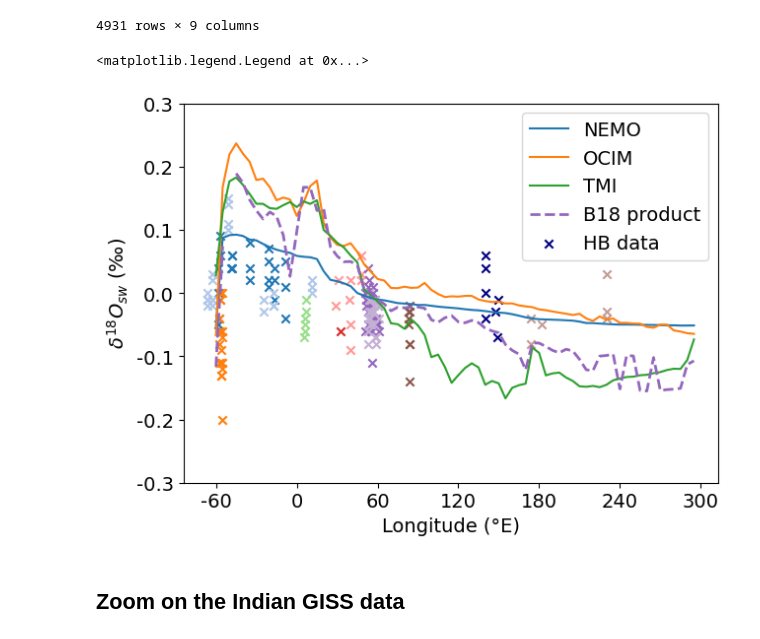
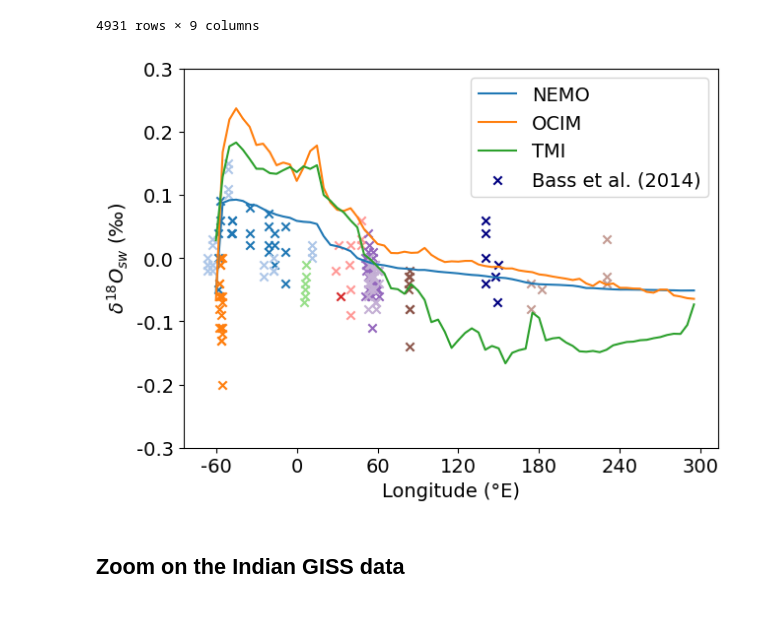
Before and after one commit to brumillet/d18o-southern-ocean, a Jupyter notebook: notebooks/evaluation_reconstructions.ipynb, the cells around one changed output. Saved outputs shown, nothing was run; the diff lists cells and outputs as text; code cells hidden in the pictures.

Commit message:
Figures modifications.

```diff
--- a/notebooks/evaluation_reconstructions.ipynb
+++ b/notebooks/evaluation_reconstructions.ipynb
@@ -636,9 +636,9 @@ obs.add_climatology_columns(aoki_d18o, {'gamma': interpolator_gamma_GISS}, aoki_
 1069 rows × 18 columns
 # %%
 l_ds = []
-for i in range(8):
+for i in range(7):
     if i==0: l_ds.append(aoki_d18o.where((aoki_d18o['LONGITUDE_DEG'] <= 90) & (aoki_d18o['LONGITUDE_DEG'] >= 79)).dropna(ignore_index = True))
-    elif i==7: l_ds.append(aoki_d18o.where((aoki_d18o['LONGITUDE_DEG'] <= 151) & (aoki_d18o['LONGITUDE_DEG'] >= 140)).dropna(ignore_index = True))
+    elif i==6: l_ds.append(aoki_d18o.where((aoki_d18o['LONGITUDE_DEG'] <= 151) & (aoki_d18o['LONGITUDE_DEG'] >= 140)).dropna(ignore_index = True))
     else: l_ds.append(aoki_d18o.where((aoki_d18o['LONGITUDE_DEG'] <= 90 + i *10) & (aoki_d18o['LONGITUDE_DEG'] >= 80 + i * 10)).dropna(ignore_index = True))
 # %%
 fig = plt.figure(figsize = (16, 15)); gs = fig.add_gridspec(3, 4, wspace = 0.04, hspace = 0.1); font = 14
@@ -652,13 +652,14 @@ gl = ax.gridlines(draw_labels = {'bottom': 'x', 'right': 'y', 'left': 'y'}, yloc
 gl.xlabel_style = {'size': font - 1}; gl.ylabel_style = {'size': font - 1}
 ax.set_ylim(-90, -20); ax.set_xlim(-180, 180)
 couleurs = plt.cm.tab20(range(12))
-for i in range(8):
+for i in range(7):
     ax.scatter(l_ds[i]['LONGITUDE_DEG'], l_ds[i]['LATITUDE_DEG'], color = couleurs[i], marker = 'x')
     ax.text(np.nanmean(l_ds[i]['LONGITUDE_DEG']), -58, '(' + str(i+1) + ')', fontsize = font, color = couleurs[i])
 
 norm_S = uf.get_BoundNorm(34, 35, nbins = 20)
-for i in range(8):
+for i in range(7):
     i_row, i_col = i//4 + 1, i%4; xlabels, ylabels = uf.get_xylabels(2, 4, i)
+    if (i_row == 1) & (i_col==3): xlabels = True
 
     if (i_row == 1) & (i_col==2): ax.text(0.35, 26.8, model_label.upper(), fontsize = font + 5, fontweight = 'bold')
 
@@ -671,9 +672,9 @@ for i in range(8):
     if xlabels: ax.set_xlabel('$\delta^{18}O_{sw}$ (‰)', fontsize = font)
     if ylabels: ax.set_ylabel('$\gamma_n$', fontsize = font, rotation = 0, labelpad = 10)
 
-    ax.text(-0.4, 28.5, '$Mean(\Delta)$ = ' + format(np.nanmean(np.sqrt((l_ds[i]['dO18'] - l_ds[i]['d18O_rcst_' + model_label])**2)), '.3f'), fontsize = font, color = 'goldenrod')
+    ax.text(-0.4, 28.5, 'RMSE = ' + format(np.nanmean(np.sqrt((l_ds[i]['dO18'] - l_ds[i]['d18O_rcst_' + model_label])**2)), '.3f'), fontsize = font, color = 'goldenrod')
     ax.text(-0.67, 27.2, '(' + str(i + 1) + ')', fontsize = font, color = couleurs[i])
-    ax.text(0.3, 27.7, format(np.nanmean(l_ds[i]['d18O_rcst_' + model_label] - l_ds[i]['dO18']), '.2f'), fontsize = font)
+    ax.text(0.1, 27.7, '$\Delta$ = ' + format(np.nanmean(l_ds[i]['d18O_rcst_' + model_label] - l_ds[i]['dO18']), '.2f'), fontsize = font)
 
     ax.set_yscale('custom_scale')
     uf.plot_details_axis(ax, sc, cb = False, xlim = (-0.7, 0.5), ylim = (28.6, 27), nbins = 20, xticks = [-0.6 + 0.2*i for i in range(6)], yticks = [27 + 0.2*i for i in range(9)], font = font, xlabels = xlabels, ylabels = ylabels)
@@ -1129,28 +1130,27 @@ for df in dfs:
 # %%
 fig = plt.figure(figsize = (7, 5)); ax = plt.gca()
 
 couleurs = plt.cm.tab20(range(12))
 for i in range(12):
     plt.scatter(dfs3[i]['Longitude2'], dfs3[i]['d18O'], marker = 'x', c = couleurs[i])
 
 ax.plot(lon_reshaped, d18o_na_max_reshaped[0], label = 'NEMO', color = '#1f77b4')
 ax.plot(lon_reshaped, d18o_na_max_reshaped[1], label = 'OCIM', color = '#ff7f0e')
 ax.plot(lon_reshaped, d18o_na_max_reshaped[2], label = 'TMI', color = '#2ca02c')
 
-ax.plot(lon_reshaped, b18_na_mean, label = bk.BREITKREUZ_LABEL, color = bk.BREITKREUZ_COLOR, ls = '--', lw = 2)
+# ax.plot(lon_reshaped, b18_na_mean, label = bk.BREITKREUZ_LABEL, color = bk.BREITKREUZ_COLOR, ls = '--', lw = 2)
 
-ax.scatter(aux['Longitude [°]'], aux['δ18O VSMOW'], color = 'navy', label = 'HB data', marker = 'x')
+ax.scatter(aux['Longitude [°]'], aux['δ18O VSMOW'], color = 'navy', label = 'Bass et al. (2014)', marker = 'x')
 
 ax.set_xticks([-60 + i * 60 for i in range(7)]); ax.set_xticklabels([str(-60 + i* 60) for i in range(7)], fontsize = font)
 ax.set_yticks([-0.3 + i * 0.1 for i in range(7)]); ax.set_yticklabels([format(-0.3 + i * 0.1, '.1f') for i in range(7)], fontsize = font)
 ax.set_xlabel('Longitude (°E)', fontsize = font); ax.set_ylabel('$\delta^{18}O_{sw}$ (‰)', fontsize = font)
 
 ax.legend(fontsize = font)
 
-# plt.savefig(fig_path + 'd18o_SO_data_models_NA_density_HB.png', bbox_inches = 'tight')
+plt.savefig(fig_path + 'd18o_SO_data_models_NA_density_HB.png', bbox_inches = 'tight')
 # %% [output]
-<matplotlib.legend.Legend at 0x...>
-[figure, old version]
+[figure, new version]
 # %% [markdown]
 ## Zoom on the Indian GISS data
 # %%
```
Also changed, not shown: parts of 2 cells of this notebook, 2 other files.
